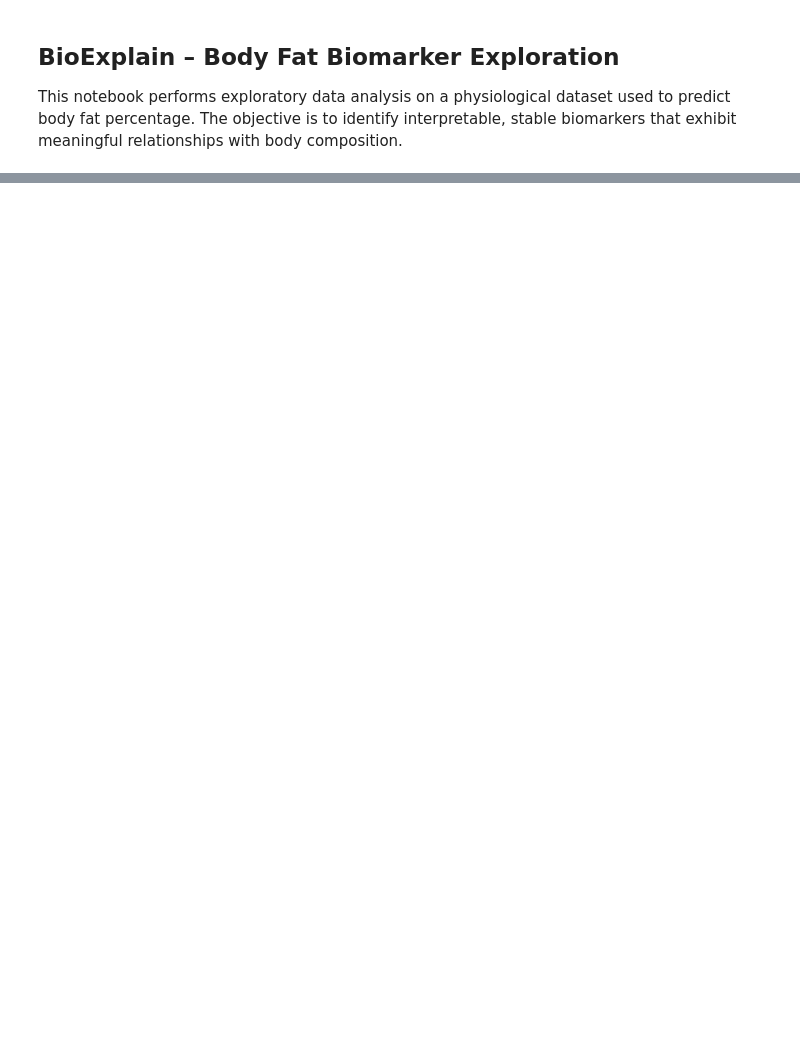
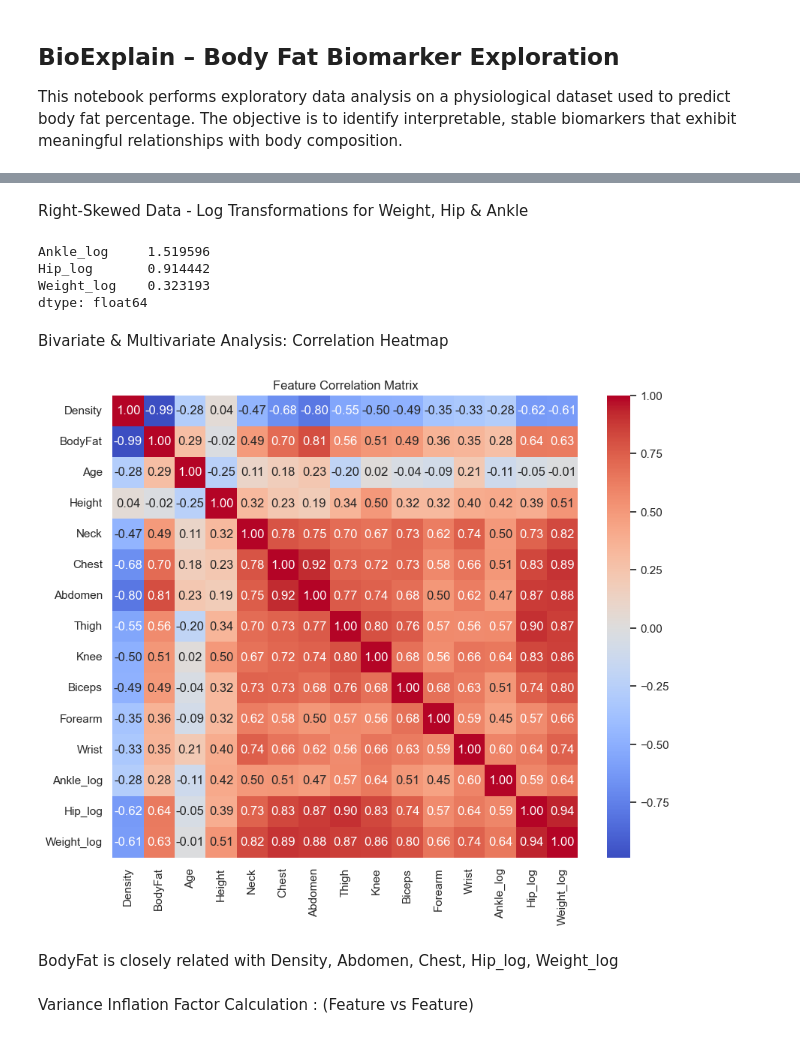
Before and after one commit to ak-301/bioexplain-interpretable-ml, a Jupyter notebook: notebooks/01_bodyfat_eda.ipynb, the cells around one changed output, grey strips where cells are left out. Drawn from its saved outputs; the diff is of its cells as text; code cells hidden in the pictures; blank space fills up the shorter version.

```diff
--- a/notebooks/01_bodyfat_eda.ipynb
+++ b/notebooks/01_bodyfat_eda.ipynb
@@ -4,10 +4,3 @@
 This notebook performs exploratory data analysis on a physiological dataset
 used to predict body fat percentage. The objective is to identify interpretable,
 stable biomarkers that exhibit meaningful relationships with body composition.
-# %%
-import pandas as pd
-import numpy as np
-import matplotlib.pyplot as plt
-import seaborn as sns
-
-sns.set(style="whitegrid")
@@ -173,0 +52,3 @@ SyntaxError: invalid decimal literal (116256155.py, line 2)
+# %%
+df = pd.read_csv("../data/bodyfat.csv")
+df.head()
@@ -173,0 +165,5 @@ SyntaxError: invalid decimal literal (116256155.py, line 2)
+# %%
+print(df['Height'].sort_values())
+
+median_height = df['Height'].median()
+df.loc[df['Height'] < 60, 'Height'] = median_height
@@ -173,0 +183,28 @@ SyntaxError: invalid decimal literal (116256155.py, line 2)
+# %% [markdown]
+Right-Skewed Data - Log Transformations for Weight, Hip & Ankle
+# %%
+df['Ankle_log'] = np.log1p(df['Ankle'])
+df['Hip_log'] = np.log1p(df['Hip'])
+df['Weight_log'] = np.log1p(df['Weight'])
+
+print(df[['Ankle_log', 'Hip_log', 'Weight_log']].skew())
+
+df = df.drop(columns=['Ankle', 'Hip', 'Weight'])
+# %% [output]
+Ankle_log     1.519596
+Hip_log       0.914442
+Weight_log    0.323193
+dtype: float64
+# %% [markdown]
+Bivariate & Multivariate Analysis: Correlation Heatmap
+# %%
+plt.figure(figsize=(10,8))
+sns.heatmap(df.corr(), annot=True, cmap="coolwarm", center=0, fmt=".2f")
+plt.title("Feature Correlation Matrix")
+plt.show()
+# %% [output]
+[figure, added]
+# %% [markdown]
+BodyFat is closely related with Density, Abdomen, Chest, Hip_log, Weight_log
+# %% [markdown]
+Variance Inflation Factor Calculation : (Feature vs Feature)
```
Also changed, not shown: parts of 42 cells of this notebook, 2 other files.
